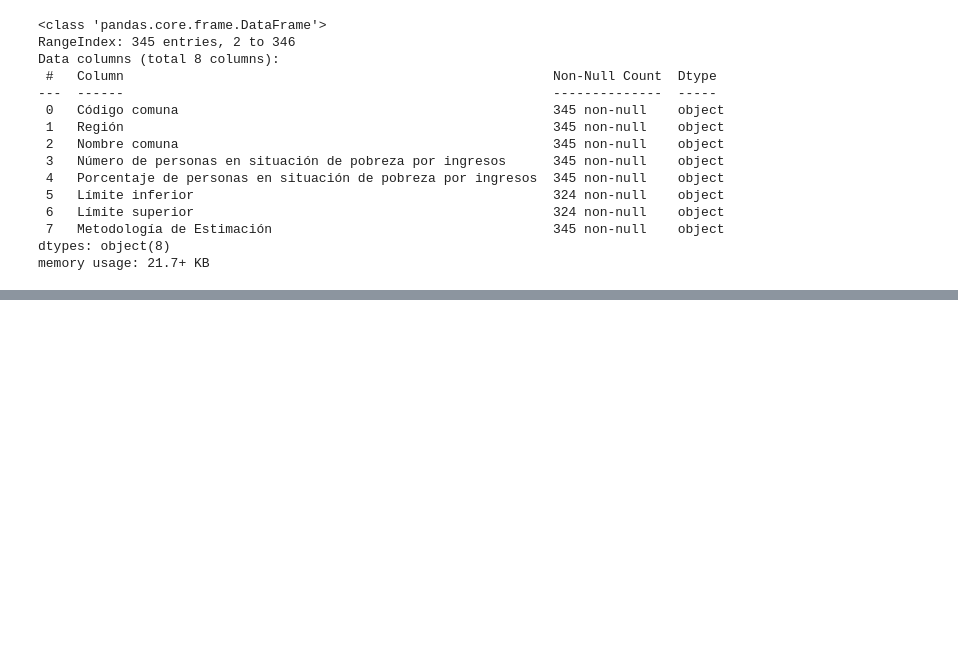
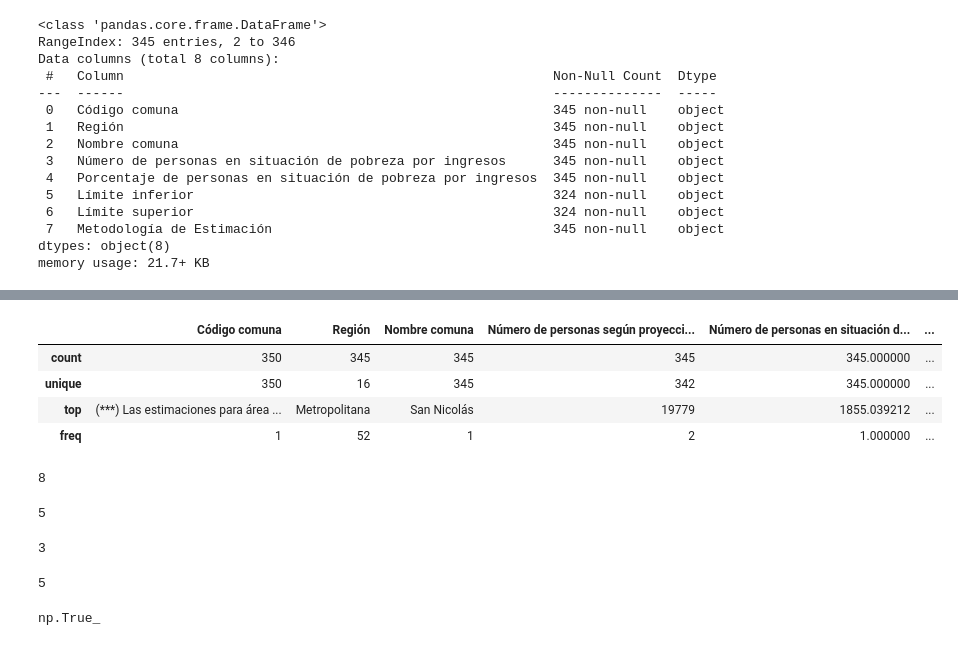
Before and after one commit to masolopa/MINERIADEDATOS, a Jupyter notebook: EV1.ipynb, the cells around one changed output, grey strips where cells are left out. Cells and saved outputs as stored; diff of their text form; code cells hidden in the pictures; blank space fills up the shorter version.

```diff
--- a/EV1.ipynb
+++ b/EV1.ipynb
@@ -196,0 +230,51 @@ memory usage: 27.6+ KB
+# %%
+df2.describe() #Estadistica descriptiva sobre variables numericas, se puede interpretar que en la comuna de San Nicolás de la Región Metropolitana es en donde hubieron más muestras al año 2024
+# %% [output]
+|  | Código comuna | Región | Nombre comuna | Número de personas según proyecci... | Número de personas en situación d... | ... |
+| count | 350 | 345 | 345 | 345 | 345.000000 | ... |
+| unique | 350 | 16 | 345 | 342 | 345.000000 | ... |
+| top | (***) Las estimaciones para área ... | Metropolitana | San Nicolás | 19779 | 1855.039212 | ... |
+| freq | 1 | 52 | 1 | 2 | 1.000000 | ... |
+# %%
+#Agrupación de las columnas por tipos de datos
+
+tipos= df.columns.to_series().groupby(df.dtypes).groups
+
+#Conociendo la lista de columnas categoricas
+
+ctext =tipos[np.dtype('object')]
+len(ctext) #Cantidad de columnas con datos categóricos
+# %% [output]
+8
+# %%
+#Agrupación de las columnas por tipos de datos
+
+tipos= df2.columns.to_series().groupby(df.dtypes).groups
+
+#Conociendo la lista de columnas categoricas
+
+ctext =tipos[np.dtype('object')]
+len(ctext) #Cantidad de columnas con datos categóricos
+# %% [output]
+5
+# %%
+#Conociendo la lista de columnas numéricas
+
+columnas = df.columns
+cnum = list(set(columnas) - set(ctext))
+len(cnum)
+# %% [output]
+3
+# %%
+#Conociendo la lista de columnas numéricas
+
+columnas = df2.columns
+cnum = list(set(columnas) - set(ctext))
+len(cnum)
+# %% [output]
+5
+# %%
+#Se comprueban los nulos del df
+df.isnull().any().any()
+# %% [output]
+np.True_
```
Also changed, not shown: parts of 20 cells of this notebook.
